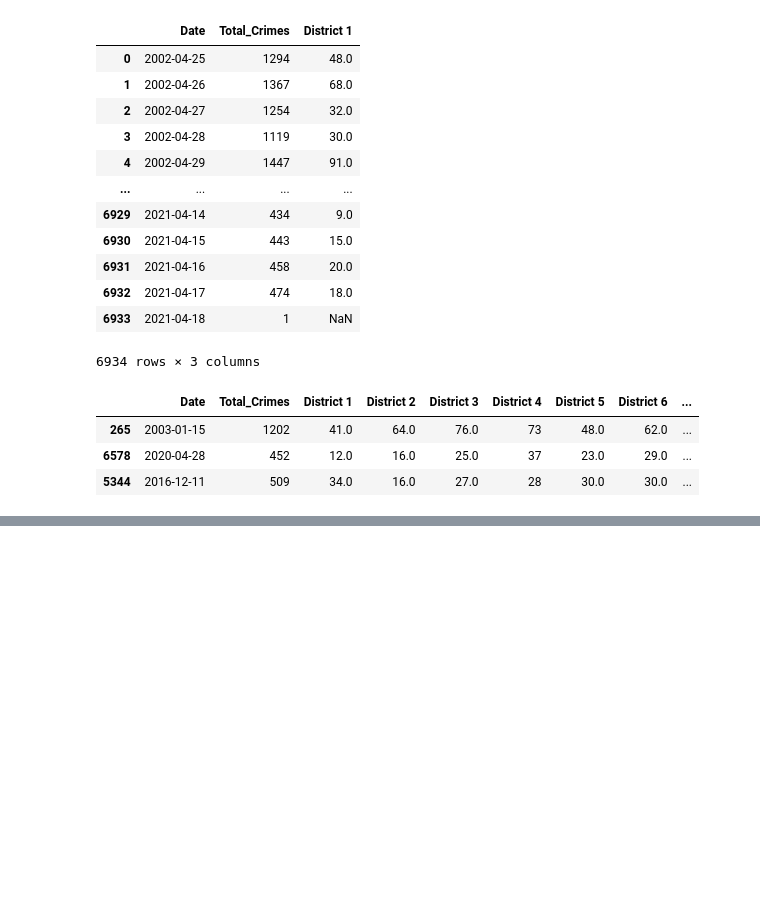
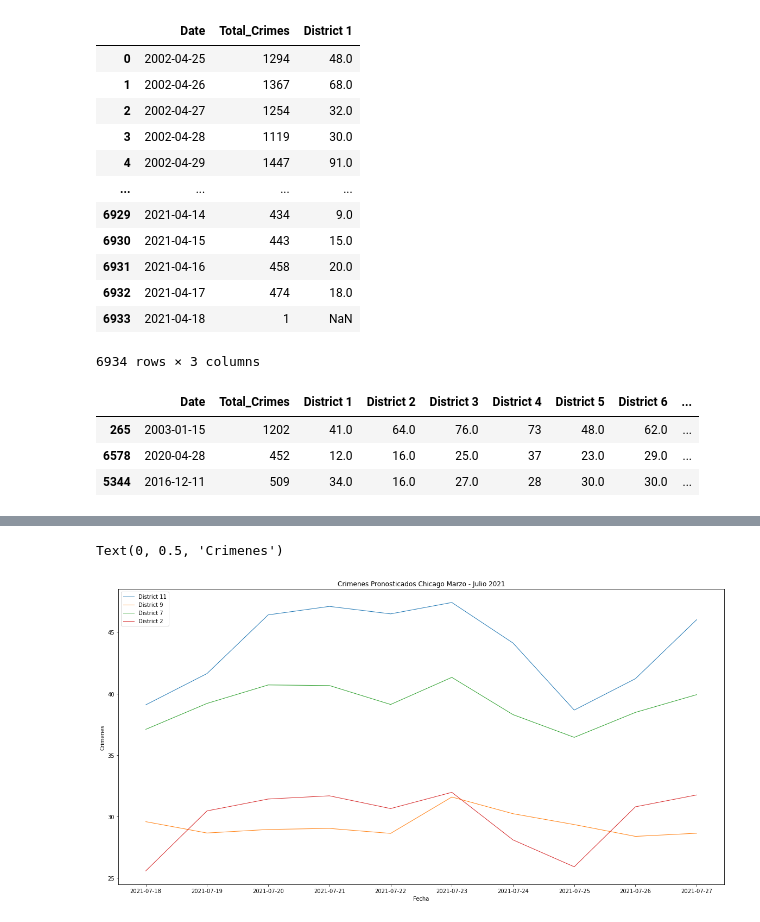
Before and after one commit to EduHdzVillasana/Proyecto_ML_BEDU, a Jupyter notebook: Proyecto_ML_BEDU.ipynb, the cells around one changed output, grey strips where cells are left out. Drawn from its saved outputs; the diff is of its cells as text; code cells hidden in the pictures; blank space fills up the shorter version.

```diff
--- a/Proyecto_ML_BEDU.ipynb
+++ b/Proyecto_ML_BEDU.ipynb
@@ -369,0 +576,4 @@ df_districts.to_csv("crimes_by_districts.csv")
+# %%
+predictions_df = pd.DataFrame(predictions_dict)
+predictions_df["Date"] = pd.to_datetime(predictions_df.Date)
+predictions_df
@@ -369,0 +606,12 @@ df_districts.to_csv("crimes_by_districts.csv")
+# %%
+fig = plt.figure(figsize=(20,10))
+ax = fig.add_subplot()
+for district in districts_samples:
+  district_string = f"District {district}"
+  sns.lineplot(x = predictions_df["Date"][-10:], y= predictions_df[district_string][-10:], linewidth = 1, label = district_string ,ax = ax)
+ax.set_title("Crimenes Pronosticados Chicago Marzo - Julio 2021")
+ax.set_xlabel("Fecha")
+ax.set_ylabel("Crimenes")
+# %% [output]
+Text(0, 0.5, 'Crimenes')
+[figure, added]
```
Also changed, not shown: parts of 27 cells of this notebook.
